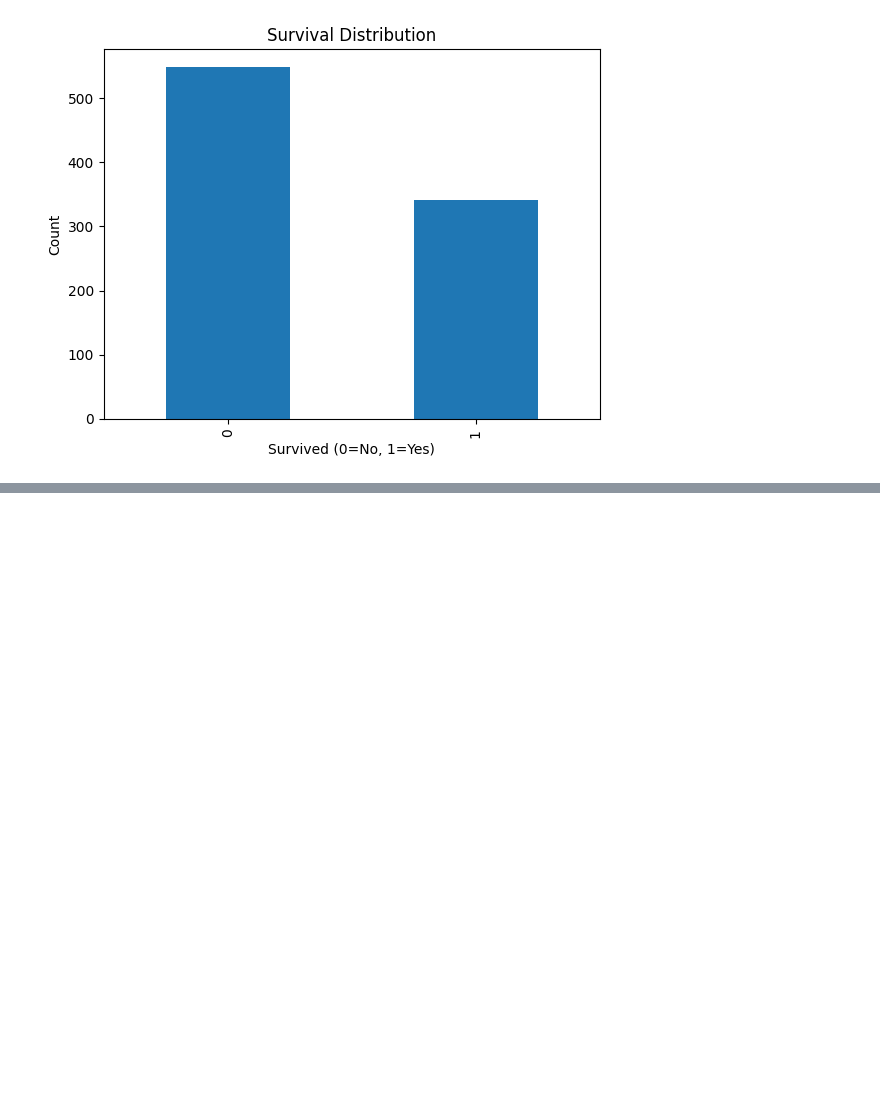
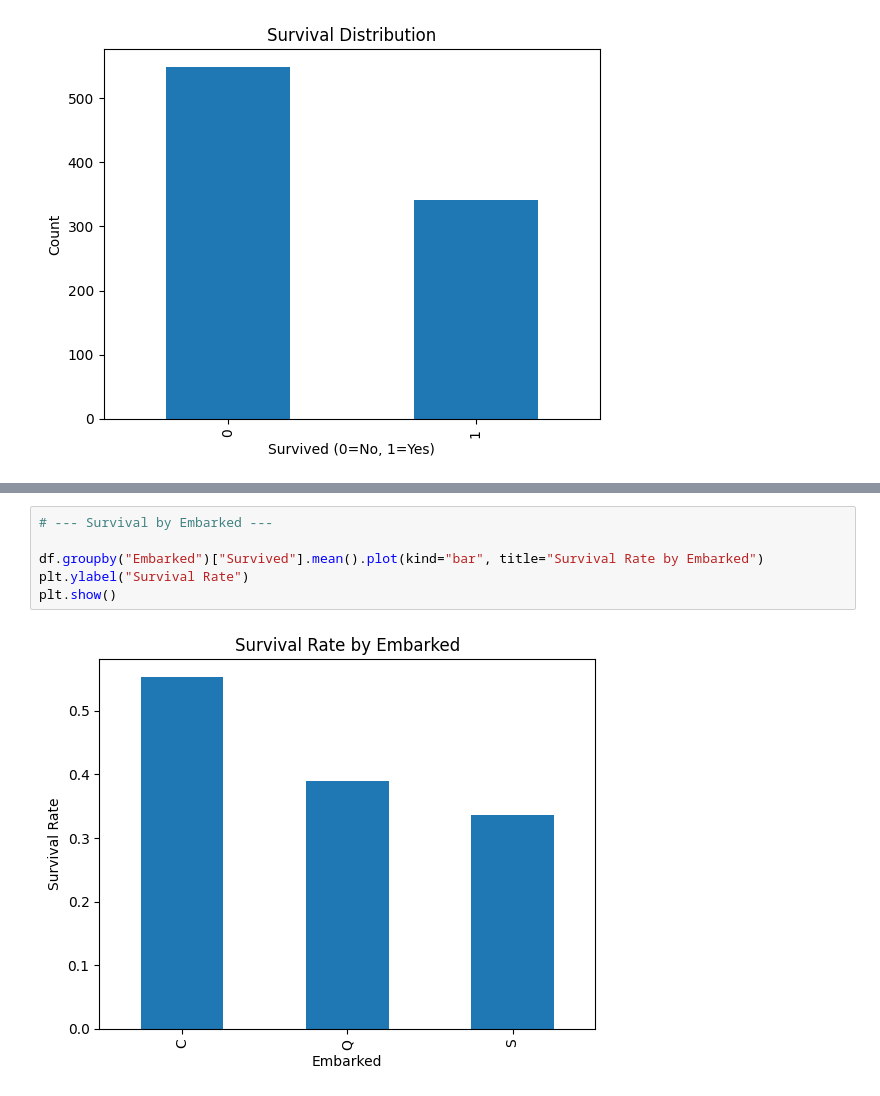
Before and after one commit to Avdhoot-Ukirde/CodeXIntern-Projects, a Jupyter notebook: Slab1.3/EDA.ipynb, the cells around one changed output, grey strips where cells are left out. Saved outputs shown, nothing was run; the diff lists cells and outputs as text; blank space fills up the shorter version.

```diff
--- a/Slab1.3/EDA.ipynb
+++ b/Slab1.3/EDA.ipynb
@@ -106,0 +123,8 @@ plt.show()
+# %%
+# --- Survival by Embarked ---
+
+df.groupby("Embarked")["Survived"].mean().plot(kind="bar", title="Survival Rate by Embarked")
+plt.ylabel("Survival Rate")
+plt.show()
+# %% [output]
+[figure, added]
```
Also changed, not shown: parts of 3 cells of this notebook.
